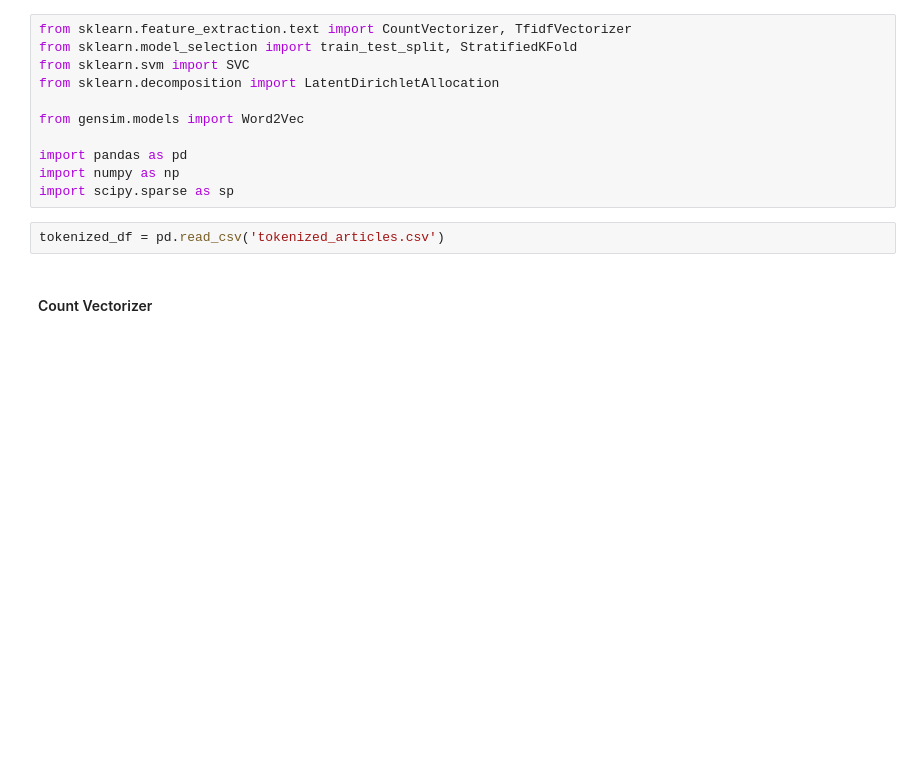
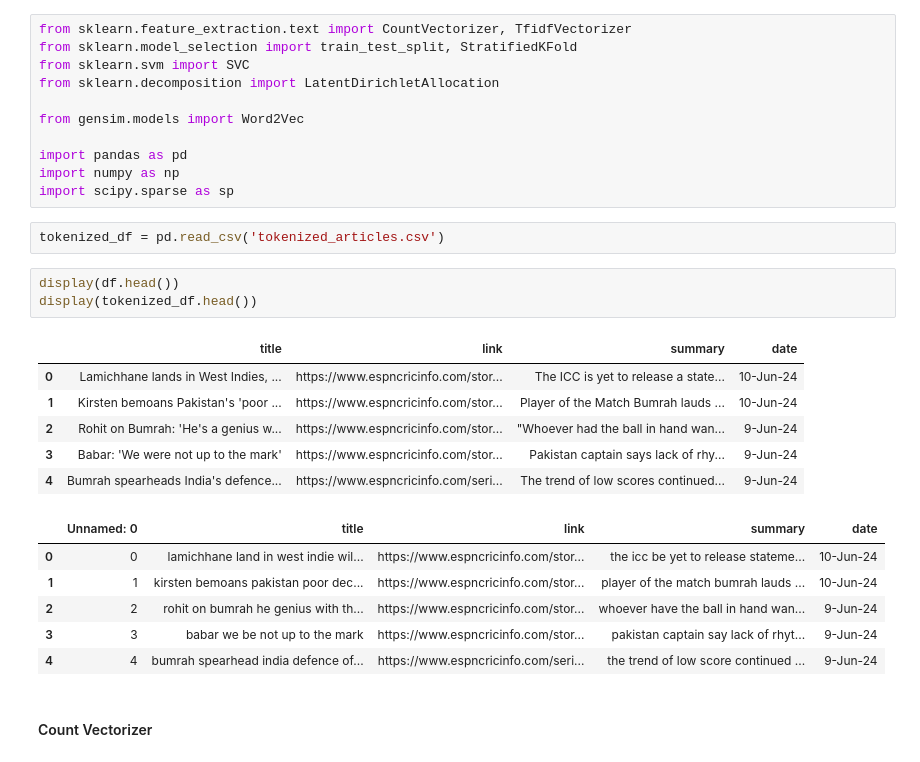
Before and after one commit to PranavSetlur/Cricket_Content_Recommendation_System, a Jupyter notebook: Content Recommendation System.ipynb, the cells around one changed output. Cells and saved outputs as stored; diff of their text form; blank space fills up the shorter version.

```diff
--- a/Content Recommendation System.ipynb
+++ b/Content Recommendation System.ipynb
@@ -369,6 +369,22 @@ import numpy as np
 import scipy.sparse as sp
 # %%
 tokenized_df = pd.read_csv('tokenized_articles.csv')
+# %%
+display(df.head())
+display(tokenized_df.head())
+# %% [output]
+|  | title | link | summary | date |
+| 0 | Lamichhane lands in West Indies, ... | https://www.espncricinfo.com/stor... | The ICC is yet to release a state... | 10-Jun-24 |
+| 1 | Kirsten bemoans Pakistan's 'poor ... | https://www.espncricinfo.com/stor... | Player of the Match Bumrah lauds ... | 10-Jun-24 |
+| 2 | Rohit on Bumrah: 'He's a genius w... | https://www.espncricinfo.com/stor... | "Whoever had the ball in hand wan... | 9-Jun-24 |
+| 3 | Babar: 'We were not up to the mark' | https://www.espncricinfo.com/stor... | Pakistan captain says lack of rhy... | 9-Jun-24 |
+| 4 | Bumrah spearheads India's defence... | https://www.espncricinfo.com/seri... | The trend of low scores continued... | 9-Jun-24 |
+|  | Unnamed: 0 | title | link | summary | date |
+| 0 | 0 | lamichhane land in west indie wil... | https://www.espncricinfo.com/stor... | the icc be yet to release stateme... | 10-Jun-24 |
+| 1 | 1 | kirsten bemoans pakistan poor dec... | https://www.espncricinfo.com/stor... | player of the match bumrah lauds ... | 10-Jun-24 |
+| 2 | 2 | rohit on bumrah he genius with th... | https://www.espncricinfo.com/stor... | whoever have the ball in hand wan... | 9-Jun-24 |
+| 3 | 3 | babar we be not up to the mark | https://www.espncricinfo.com/stor... | pakistan captain say lack of rhyt... | 9-Jun-24 |
+| 4 | 4 | bumrah spearhead india defence of... | https://www.espncricinfo.com/seri... | the trend of low score continued ... | 9-Jun-24 |
 # %% [markdown]
 #### Count Vectorizer
 # %%
```
Also changed, not shown: parts of 14 cells of this notebook, 2 other files.
